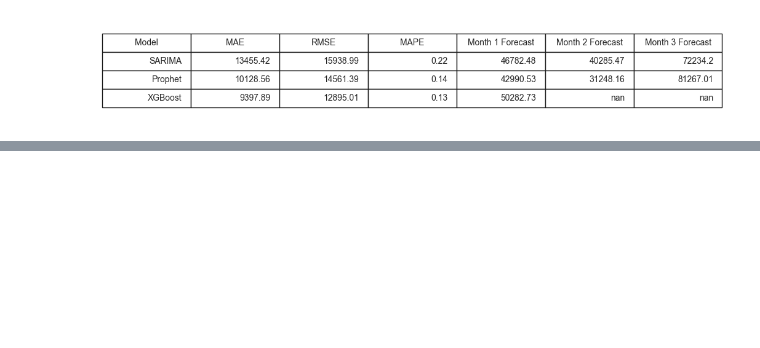
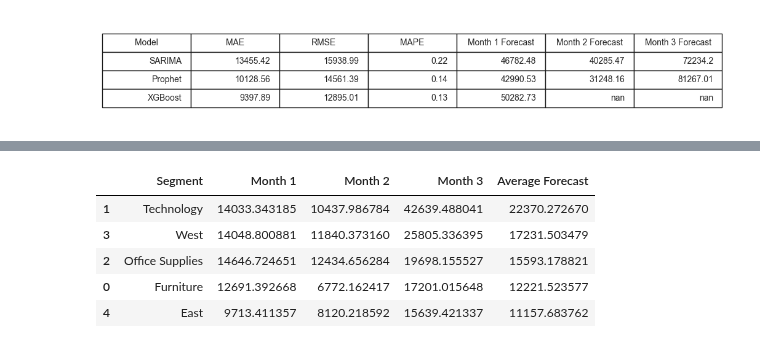
Before and after one commit to Aanya2806/sales-demand-intelligence-system, a Jupyter notebook: analysis.ipynb, the cells around one changed output, grey strips where cells are left out. Saved outputs shown, nothing was run; the diff lists cells and outputs as text; code cells hidden in the pictures; blank space fills up the shorter version.

```diff
--- a/analysis.ipynb
+++ b/analysis.ipynb
@@ -1194,0 +1228,17 @@ plt.show()
+# %%
+#Forecast each category
+
+furniture_future, furniture = forecast_segment(
+    df[df["Category"]=="Furniture"],
+    "Furniture"
+)
+
+technology_future, technology = forecast_segment(
+    df[df["Category"]=="Technology"],
+    "Technology"
+)
+
+office_future, office = forecast_segment(
+    df[df["Category"]=="Office Supplies"],
+    "Office Supplies"
+)
@@ -1194,0 +1369,20 @@ plt.show()
+# %%
+#Strongest growth
+
+forecast_summary["Average Forecast"] = (
+    forecast_summary[
+        ["Month 1","Month 2","Month 3"]
+    ].mean(axis=1)
+)
+
+forecast_summary.sort_values(
+    "Average Forecast",
+    ascending=False
+)
+# %% [output]
+|  | Segment | Month 1 | Month 2 | Month 3 | Average Forecast |
+| 1 | Technology | 14033.343185 | 10437.986784 | 42639.488041 | 22370.272670 |
+| 3 | West | 14048.800881 | 11840.373160 | 25805.336395 | 17231.503479 |
+| 2 | Office Supplies | 14646.724651 | 12434.656284 | 19698.155527 | 15593.178821 |
+| 0 | Furniture | 12691.392668 | 6772.162417 | 17201.015648 | 12221.523577 |
+| 4 | East | 9713.411357 | 8120.218592 | 15639.421337 | 11157.683762 |
```
Also changed, not shown: parts of 8 cells of this notebook, 2 other files.
